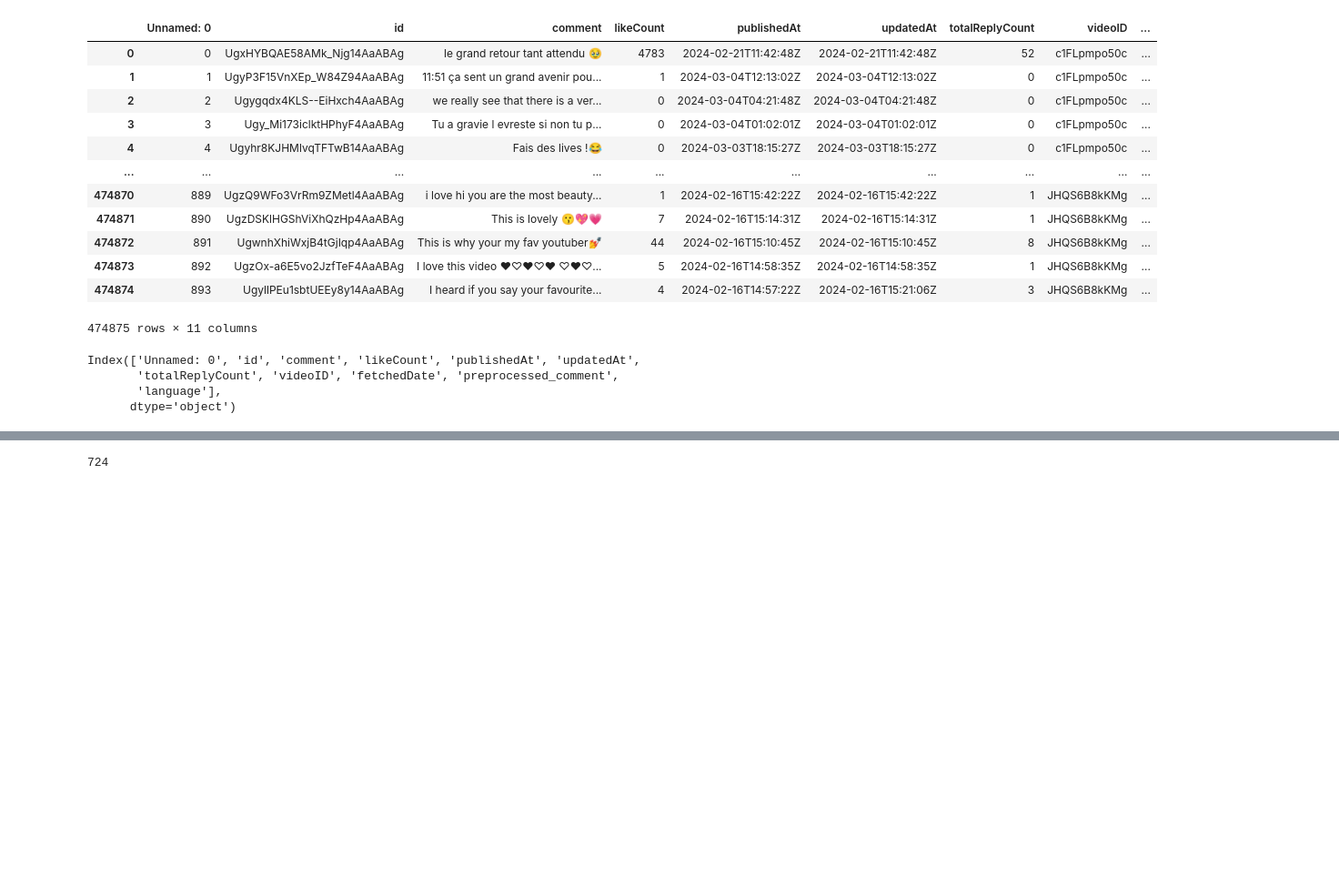
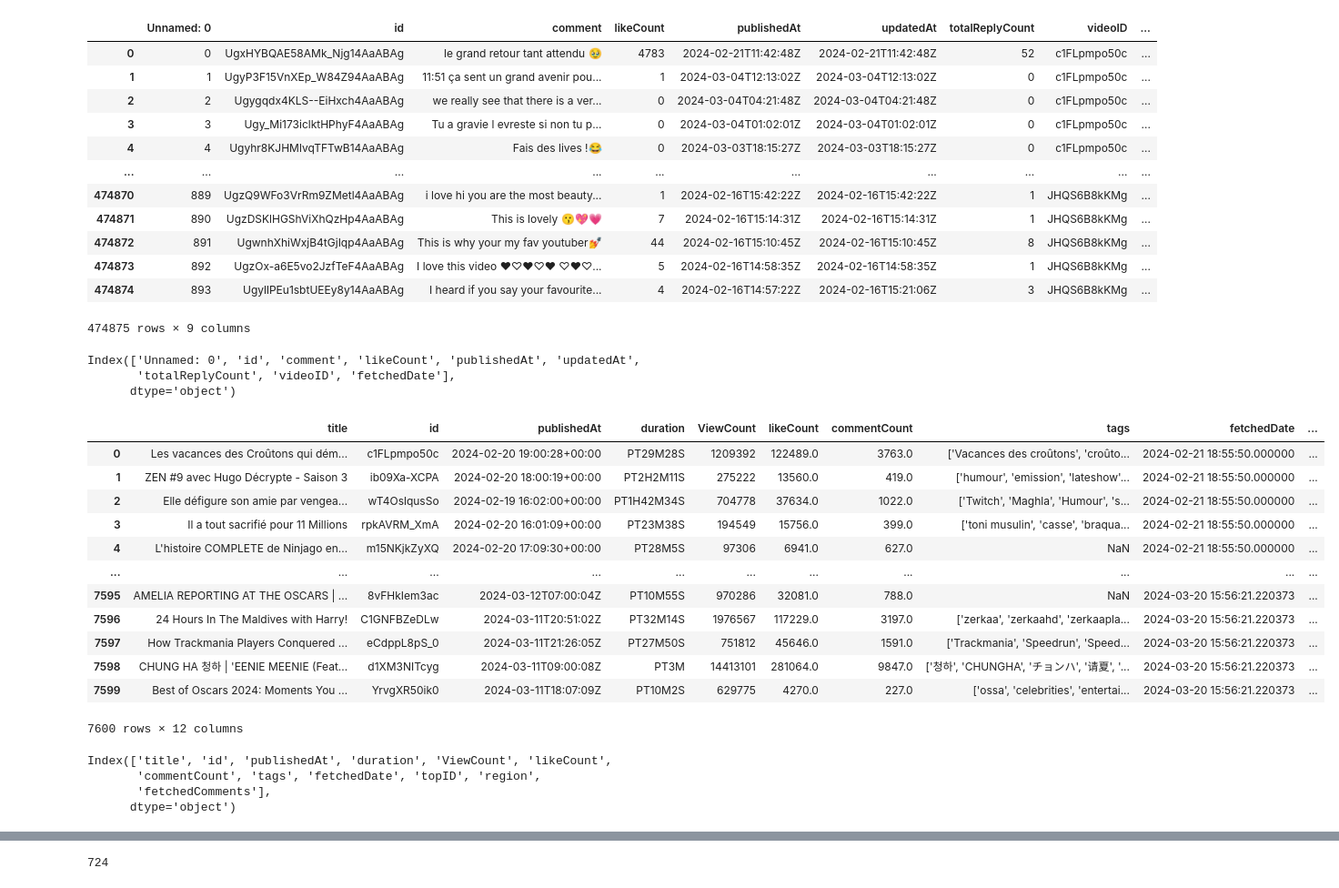
Before and after one commit to Myst4ke/yt-comment-analysis, a Jupyter notebook: test.ipynb, the cells around one changed output, grey strips where cells are left out. Shown at 91% size. Cells and saved outputs as stored; diff of their text form; code cells hidden in the pictures; blank space fills up the shorter version.

```diff
--- a/test.ipynb
+++ b/test.ipynb
@@ -1,8 +1,8 @@
 # %%
 import pandas as pd
 # %%
-df = pd.read_csv("db/comments_and_lang.csv")
-df
+df_com = pd.read_csv("db/comments.csv")
+df_com
 # %% [output]
 |  | Unnamed: 0 | id | comment | likeCount | publishedAt | updatedAt | totalReplyCount | videoID | ... |
 | 0 | 0 | UgxHYBQAE58AMk_Njg14AaABAg | le grand retour tant attendu 🥹 | 4783 | 2024-02-21T11:42:48Z | 2024-02-21T11:42:48Z | 52 | c1FLpmpo50c | ... |
@@ -16,11 +16,34 @@ df
 | 474872 | 891 | UgwnhXhiWxjB4tGjIqp4AaABAg | This is why your my fav youtuber💅 | 44 | 2024-02-16T15:10:45Z | 2024-02-16T15:10:45Z | 8 | JHQS6B8kKMg | ... |
 | 474873 | 892 | UgzOx-a6E5vo2JzfTeF4AaABAg | I love this video ❤♡︎♥︎♡︎♥︎ ♡︎♥︎♡... | 5 | 2024-02-16T14:58:35Z | 2024-02-16T14:58:35Z | 1 | JHQS6B8kKMg | ... |
 | 474874 | 893 | UgyllPEu1sbtUEEy8y14AaABAg | I heard if you say your favourite... | 4 | 2024-02-16T14:57:22Z | 2024-02-16T15:21:06Z | 3 | JHQS6B8kKMg | ... |
-474875 rows × 11 columns
+474875 rows × 9 columns
 # %%
-df.columns
+df_com.columns
 # %% [output]
 Index(['Unnamed: 0', 'id', 'comment', 'likeCount', 'publishedAt', 'updatedAt',
-       'totalReplyCount', 'videoID', 'fetchedDate', 'preprocessed_comment',
-       'language'],
+       'totalReplyCount', 'videoID', 'fetchedDate'],
       dtype='object')
+# %%
+df_videos = pd.read_csv("db/dailyTop200.csv")
+df_videos
+# %% [output]
+|  | title | id | publishedAt | duration | ViewCount | likeCount | commentCount | tags | fetchedDate | ... |
+| 0 | Les vacances des Croûtons qui dém... | c1FLpmpo50c | 2024-02-20 19:00:28+00:00 | PT29M28S | 1209392 | 122489.0 | 3763.0 | ['Vacances des croûtons', 'croûto... | 2024-02-21 18:55:50.000000 | ... |
+| 1 | ZEN #9 avec Hugo Décrypte - Saison 3 | ib09Xa-XCPA | 2024-02-20 18:00:19+00:00 | PT2H2M11S | 275222 | 13560.0 | 419.0 | ['humour', 'emission', 'lateshow'... | 2024-02-21 18:55:50.000000 | ... |
+| 2 | Elle défigure son amie par vengea... | wT4OslqusSo | 2024-02-19 16:02:00+00:00 | PT1H42M34S | 704778 | 37634.0 | 1022.0 | ['Twitch', 'Maghla', 'Humour', 's... | 2024-02-21 18:55:50.000000 | ... |
+| 3 | Il a tout sacrifié pour 11 Millions | rpkAVRM_XmA | 2024-02-20 16:01:09+00:00 | PT23M38S | 194549 | 15756.0 | 399.0 | ['toni musulin', 'casse', 'braqua... | 2024-02-21 18:55:50.000000 | ... |
+| 4 | L'histoire COMPLETE de Ninjago en... | m15NKjkZyXQ | 2024-02-20 17:09:30+00:00 | PT28M5S | 97306 | 6941.0 | 627.0 | NaN | 2024-02-21 18:55:50.000000 | ... |
+| ... | ... | ... | ... | ... | ... | ... | ... | ... | ... | ... |
+| 7595 | AMELIA REPORTING AT THE OSCARS | ... | 8vFHkIem3ac | 2024-03-12T07:00:04Z | PT10M55S | 970286 | 32081.0 | 788.0 | NaN | 2024-03-20 15:56:21.220373 | ... |
+| 7596 | 24 Hours In The Maldives with Harry! | C1GNFBZeDLw | 2024-03-11T20:51:02Z | PT32M14S | 1976567 | 117229.0 | 3197.0 | ['zerkaa', 'zerkaahd', 'zerkaapla... | 2024-03-20 15:56:21.220373 | ... |
+| 7597 | How Trackmania Players Conquered ... | eCdppL8pS_0 | 2024-03-11T21:26:05Z | PT27M50S | 751812 | 45646.0 | 1591.0 | ['Trackmania', 'Speedrun', 'Speed... | 2024-03-20 15:56:21.220373 | ... |
+| 7598 | CHUNG HA 청하 | 'EENIE MEENIE (Feat... | d1XM3NITcyg | 2024-03-11T09:00:08Z | PT3M | 14413101 | 281064.0 | 9847.0 | ['청하', 'CHUNGHA', 'チョンハ', '请夏', '... | 2024-03-20 15:56:21.220373 | ... |
+| 7599 | Best of Oscars 2024: Moments You ... | YrvgXR50ik0 | 2024-03-11T18:07:09Z | PT10M2S | 629775 | 4270.0 | 227.0 | ['ossa', 'celebrities', 'entertai... | 2024-03-20 15:56:21.220373 | ... |
+7600 rows × 12 columns
+# %%
+df_videos.columns
+# %% [output]
+Index(['title', 'id', 'publishedAt', 'duration', 'ViewCount', 'likeCount',
+       'commentCount', 'tags', 'fetchedDate', 'topID', 'region',
+       'fetchedComments'],
+      dtype='object')
```
Also changed, not shown: parts of 9 cells of this notebook.
